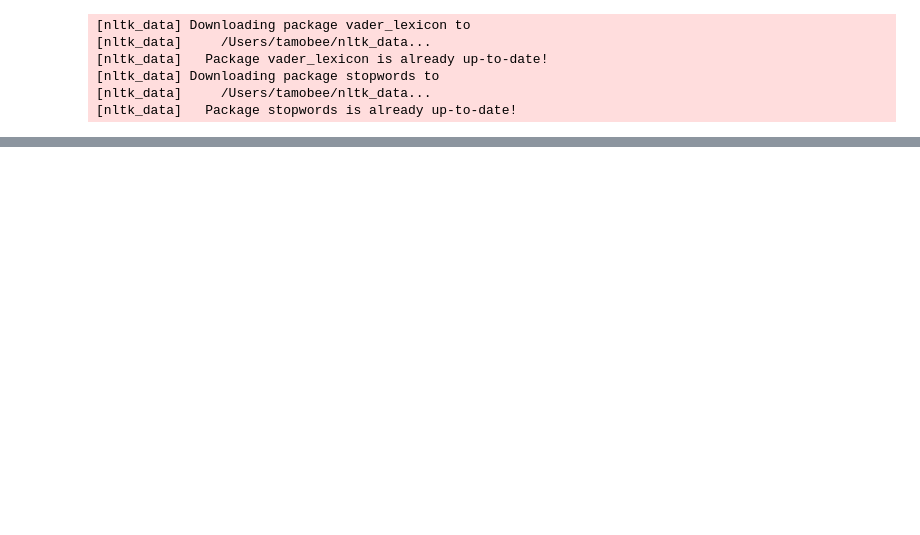
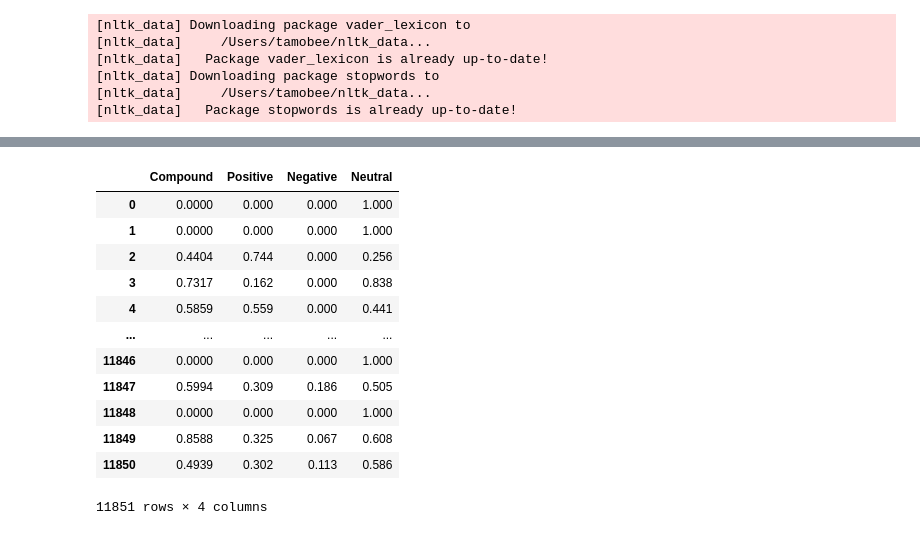
Before and after one commit to tamobee/Tweeting-Tesla, a Jupyter notebook: nlp-data.ipynb, the cells around one changed output, grey strips where cells are left out. Saved outputs shown, nothing was run; the diff lists cells and outputs as text; code cells hidden in the pictures; blank space fills up the shorter version.

```diff
--- a/nlp-data.ipynb
+++ b/nlp-data.ipynb
@@ -32,0 +77,41 @@ tweets_data.head()
+# %%
+# Declare variables for scores
+scores = []
+compound_list = []
+positive_list = []
+negative_list = []
+neutral_list = []
+
+# Create the sentiment scores DataFrame for Cleaned Tweets
+for i in range(tweets_data['cleaned_tweet'].shape[0]):
+    try:
+        compound = analyzer.polarity_scores(tweets_data['cleaned_tweet'][i])["compound"]
+        pos = analyzer.polarity_scores(tweets_data['cleaned_tweet'][i])["pos"]
+        neu = analyzer.polarity_scores(tweets_data['cleaned_tweet'][i])["neu"]
+        neg = analyzer.polarity_scores(tweets_data['cleaned_tweet'][i])["neg"]
+
+        scores.append({
+            "Compound": compound,
+            "Positive": pos,
+            "Negative": neg,
+            "Neutral": neu
+        })
+    except AttributeError:
+        pass
+
+sentiment_scores = pd.DataFrame(scores)
+sentiment_scores
+# %% [output]
+|  | Compound | Positive | Negative | Neutral |
+| 0 | 0.0000 | 0.000 | 0.000 | 1.000 |
+| 1 | 0.0000 | 0.000 | 0.000 | 1.000 |
+| 2 | 0.4404 | 0.744 | 0.000 | 0.256 |
+| 3 | 0.7317 | 0.162 | 0.000 | 0.838 |
+| 4 | 0.5859 | 0.559 | 0.000 | 0.441 |
+| ... | ... | ... | ... | ... |
+| 11846 | 0.0000 | 0.000 | 0.000 | 1.000 |
+| 11847 | 0.5994 | 0.309 | 0.186 | 0.505 |
+| 11848 | 0.0000 | 0.000 | 0.000 | 1.000 |
+| 11849 | 0.8588 | 0.325 | 0.067 | 0.608 |
+| 11850 | 0.4939 | 0.302 | 0.113 | 0.586 |
+11851 rows × 4 columns
```
Also changed, not shown: parts of 22 cells of this notebook, 6 other files.
